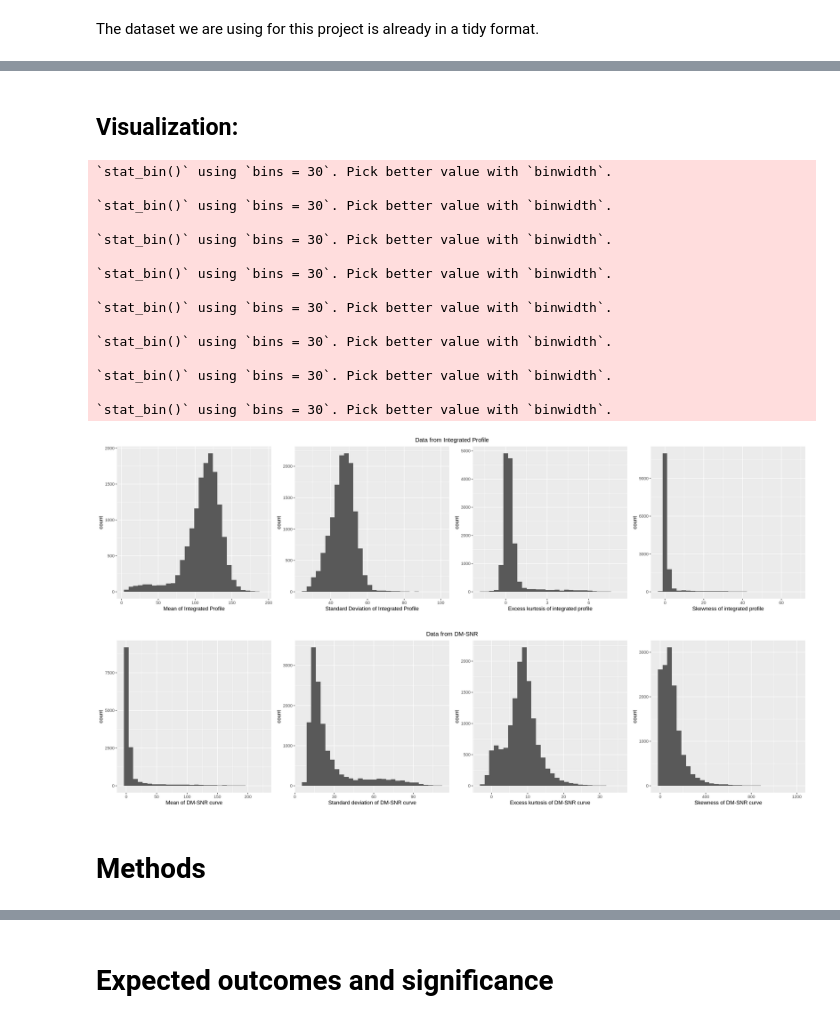
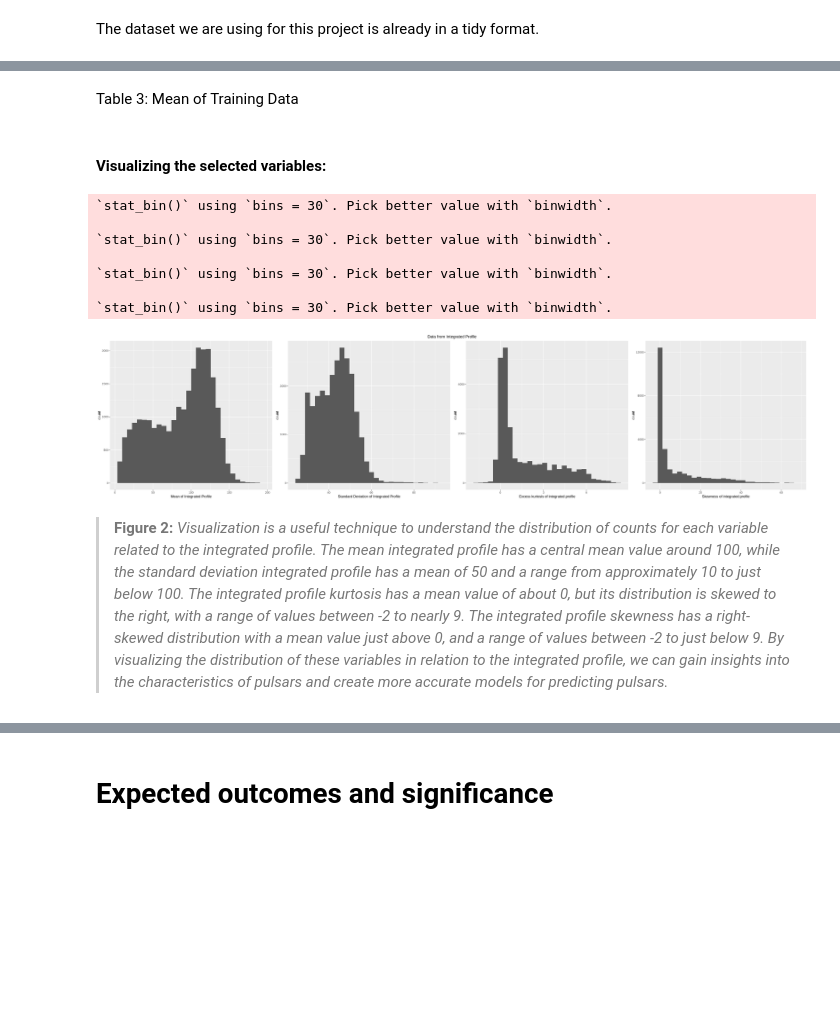
Before and after one commit to ShlokNayak/dsci100_group_project, a Jupyter notebook: project_proposal.ipynb, the cells around one changed output, grey strips where cells are left out. Saved outputs shown, nothing was run; the diff lists cells and outputs as text; code cells hidden in the pictures; blank space fills up the shorter version.

```diff
--- a/project_proposal.ipynb
+++ b/project_proposal.ipynb
@@ -98,8 +121,19 @@ The dataset we are using for this project is already in a tidy format.
 #17,898 total samples;
 #1,639 positive samples;
 #16,259 negative samples;
+set.seed(3400)
 
-pulsar_split <- initial_split(pulsar_data, prop = 0.78, strata = class)
+recipe_upsample <- recipe(class ~ mean_ip + std_ip + ekurtosis_ip + skew_ip, data = pulsar_data) |>
+                   step_upsample(class, over_ratio = 1, skip = FALSE)
+
+pulsar_upscaled <- recipe_upsample |>
+                   prep() |>
+                   bake(pulsar_data)
+
+group_by(pulsar_upscaled, class) |>
+summarize(n = n())
+
+pulsar_split <- initial_split(pulsar_upscaled, prop = 0.78, strata = class)
 pulsar_train <- training(pulsar_split)
 pulsar_test <- testing(pulsar_split)
 
@@ -178,59 +234,35 @@ A tibble: 32 × 3
-# %% [markdown]
-## Visualization:
+# %% [markdown]
+Table 3: Mean of Training Data
+# %% [markdown]
+#### Visualizing the selected variables:
 # %%
-options(repr.plot.width=20, repr.plot.height=5)
+options(repr.plot.width=30, repr.plot.height=7)
 
 hist_mean_ip <- ggplot(pulsar_train, aes(x = mean_ip)) +
                 geom_histogram() +
                 labs(x = "Mean of Integrated Profile")
 
 hist_std_ip <- ggplot(pulsar_train, aes(x = std_ip)) +
                geom_histogram() +
                labs(x = "Standard Deviation of Integrated Profile")
 
 hist_ekurtosis_ip <- ggplot(pulsar_train, aes(x = ekurtosis_ip)) +
                      geom_histogram() +
                      labs(x = "Excess kurtosis of integrated profile")
 
 hist_skew_ip <- ggplot(pulsar_train, aes(x = skew_ip)) +
                 geom_histogram() +
                 labs(x = "Skewness of integrated profile")
 
-hist_mean_dmsnr <- ggplot(pulsar_train, aes(x = mean_dmsnr)) +
-                   geom_histogram() +
-                   labs(x = "Mean of DM-SNR curve")
-
-hist_std_dmsnr <- ggplot(pulsar_train, aes(x = std_dmsnr)) +
-                  geom_histogram() +
-                  labs(x = "Standard deviation of DM-SNR curve")
-
-hist_ekurtosis_dmsnr <- ggplot(pulsar_train, aes(x = ekurtosis_dmsnr)) +
-                        geom_histogram() +
-                        labs(x = "Excess kurtosis of DM-SNR curve")
-
-hist_skew_dmsnr <- ggplot(pulsar_train, aes(x = skew_dmsnr)) +
-                   geom_histogram() +
-                   labs(x = "Skewness of DM-SNR curve")
-
 grid.arrange(hist_mean_ip, hist_std_ip, hist_ekurtosis_ip, hist_skew_ip, nrow = 1, top = "Data from Integrated Profile")
-grid.arrange(hist_mean_dmsnr, hist_std_dmsnr, hist_ekurtosis_dmsnr, hist_skew_dmsnr, nrow = 1, top = 'Data from DM-SNR')
 # %% [output]
 `stat_bin()` using `bins = 30`. Pick better value with `binwidth`.
 
 `stat_bin()` using `bins = 30`. Pick better value with `binwidth`.
 
 `stat_bin()` using `bins = 30`. Pick better value with `binwidth`.
 
 `stat_bin()` using `bins = 30`. Pick better value with `binwidth`.
-
-`stat_bin()` using `bins = 30`. Pick better value with `binwidth`.
-
-`stat_bin()` using `bins = 30`. Pick better value with `binwidth`.
-
-`stat_bin()` using `bins = 30`. Pick better value with `binwidth`.
-
-`stat_bin()` using `bins = 30`. Pick better value with `binwidth`.
-[figure, old version]
+[figure, new version]
-[figure, removed]
-# %% [markdown]
-# Methods
+# %% [markdown]
+> **Figure 2:** *Visualization is a useful technique to understand the distribution of counts for each variable related to the integrated profile. The mean integrated profile has a central mean value around 100, while the standard deviation integrated profile has a mean of 50 and a range from approximately 10 to just below 100. The integrated profile kurtosis has a mean value of about 0, but its distribution is skewed to the right, with a range of values between -2 to nearly 9. The integrated profile skewness has a right-skewed distribution with a mean value just above 0, and a range of values between -2 to just below 9. By visualizing the distribution of these variables in relation to the integrated profile, we can gain insights into the characteristics of pulsars and create more accurate models for predicting pulsars.*
```
Also changed, not shown: parts of 38 cells of this notebook.
